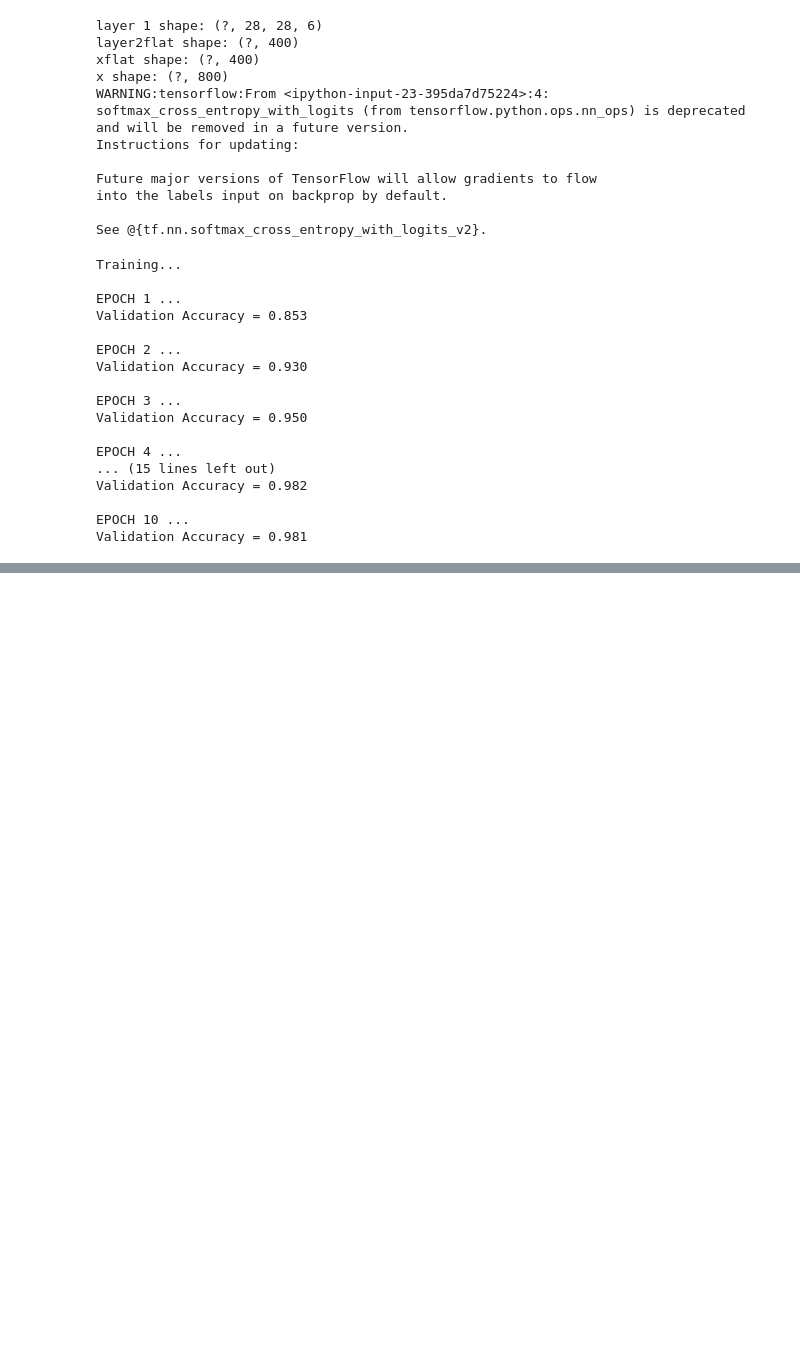
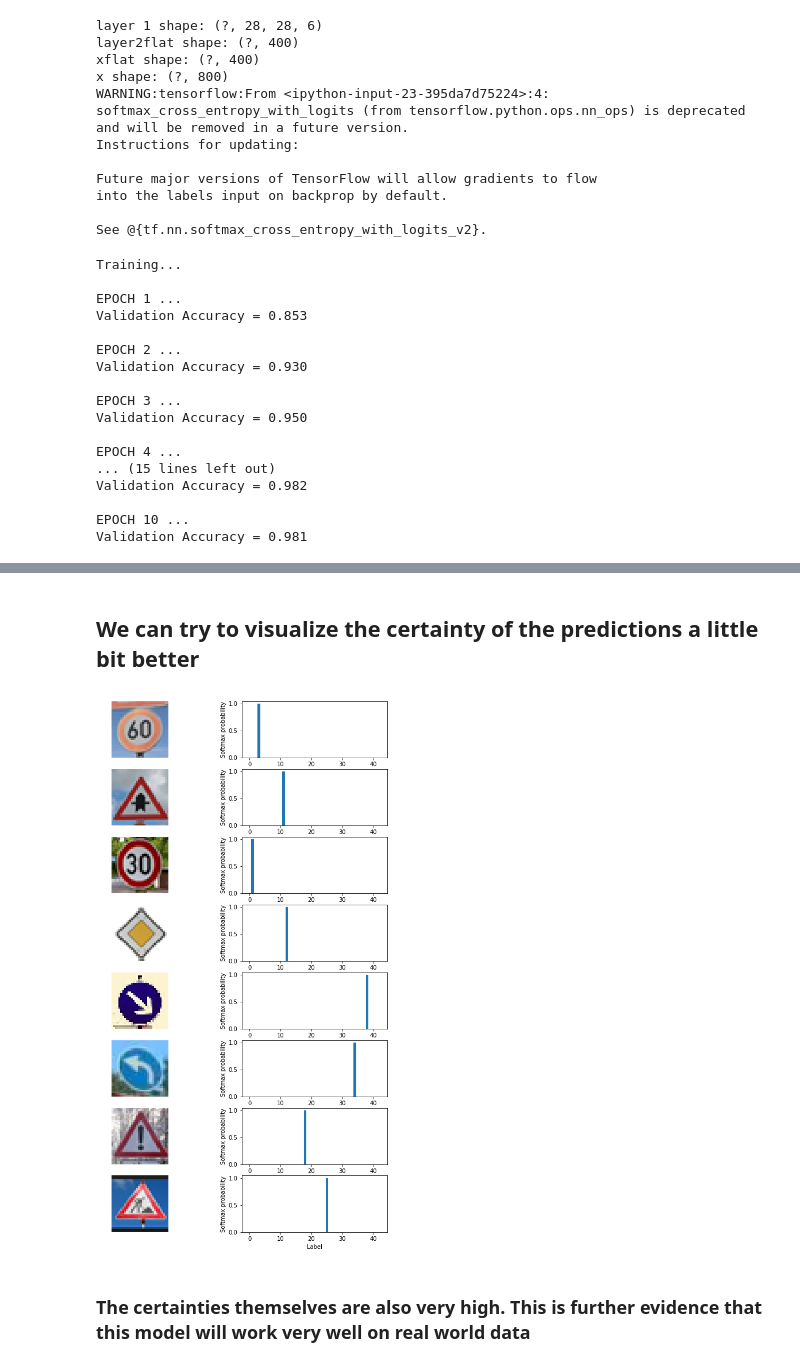
Before and after one commit to kilonova10/Traffic-Sign-Detection, a Jupyter notebook: Traffic Sign Classifier.ipynb, the cells around one changed output, grey strips where cells are left out. Saved outputs shown, nothing was run; the diff lists cells and outputs as text; code cells hidden in the pictures; blank space fills up the shorter version.

```diff
--- a/Traffic Sign Classifier.ipynb
+++ b/Traffic Sign Classifier.ipynb
@@ -583,0 +691,18 @@ Validation Accuracy = 0.981
+# %% [markdown]
+## We can try to visualize the certainty of the predictions a little bit better
+# %%
+fig, axs = plt.subplots(8,2, figsize=(10, 17))
+axs = axs.ravel()
+
+for i in range(len(my_softmax_logits)*2):
+    if i%2 == 0:
+        axs[i].axis('off')
+        axs[i].imshow(cv2.cvtColor(images[i//2], cv2.COLOR_BGR2RGB))
+    else:
+        axs[i].bar(np.arange(n_classes), my_softmax_logits[(i-1)//2])
+        axs[i].set_ylabel('Softmax probability')
+        axs[i].set_xlabel("Label")
+# %% [output]
+[figure, added]
+# %% [markdown]
+### The certainties themselves are also very high. This is further evidence that this model will work very well on real world data
```
Also changed, not shown: parts of 9 cells of this notebook.
